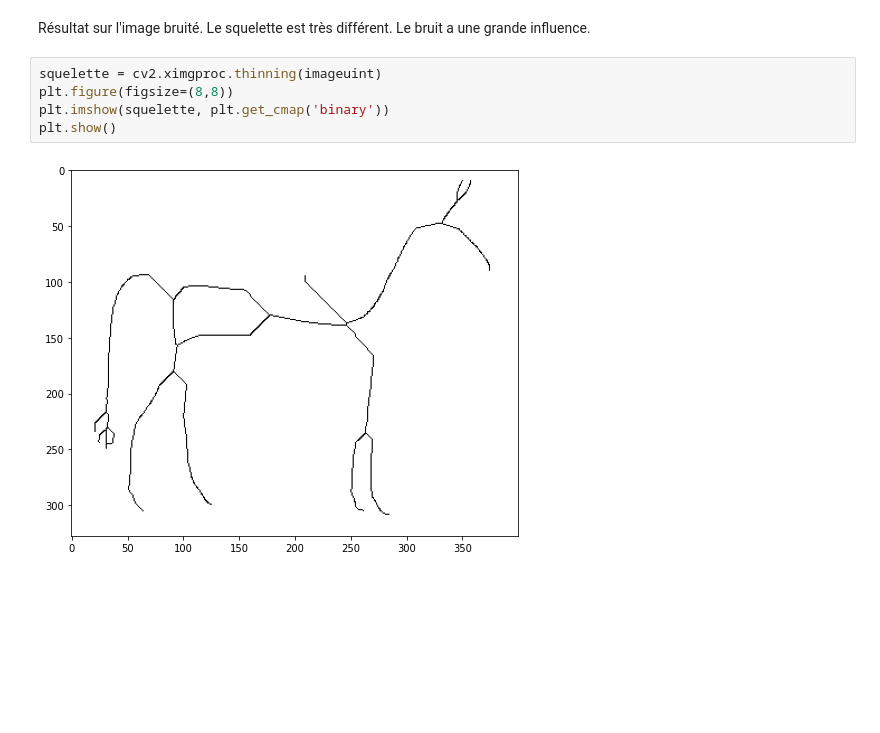
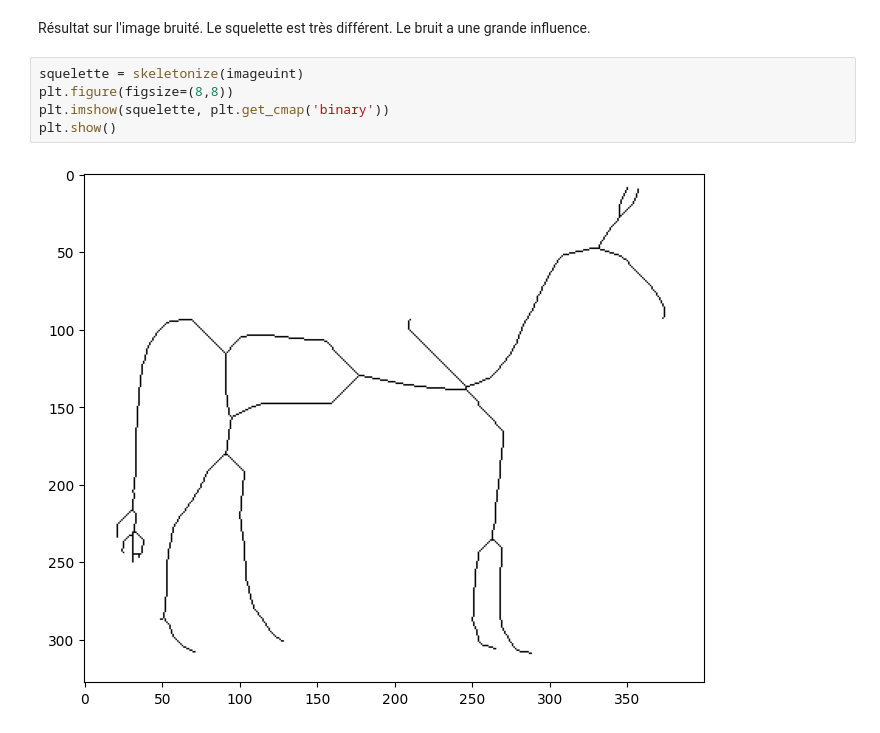
Before and after one commit to gabilodeau/INF6804, a Jupyter notebook: Skeletons.ipynb, the cells around one changed output. Saved outputs shown, nothing was run; the diff lists cells and outputs as text; blank space fills up the shorter version.

```diff
--- a/Skeletons.ipynb
+++ b/Skeletons.ipynb
@@ -44,9 +44,9 @@ plt.show()
 # %% [markdown]
 Résultat sur l'image bruité. Le squelette est très différent. Le bruit a une grande influence.
 # %%
-squelette = cv2.ximgproc.thinning(imageuint)
+squelette = skeletonize(imageuint)
 plt.figure(figsize=(8,8))
 plt.imshow(squelette, plt.get_cmap('binary'))
 plt.show()
 # %% [output]
-[figure, old version]
+[figure, new version]
```
Also changed, not shown: parts of 2 cells of this notebook.
